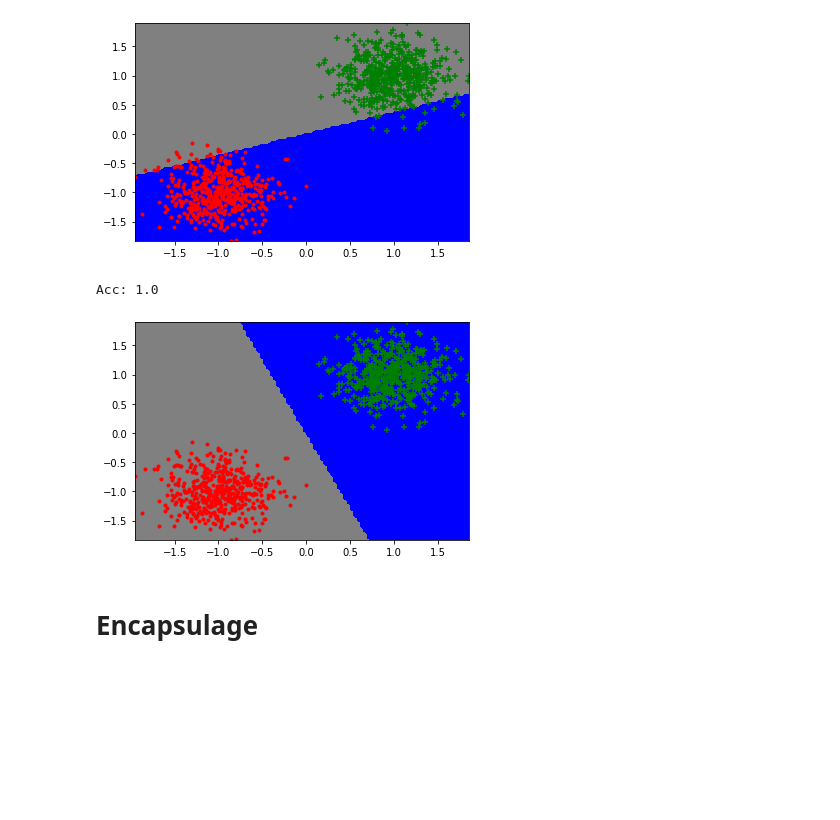
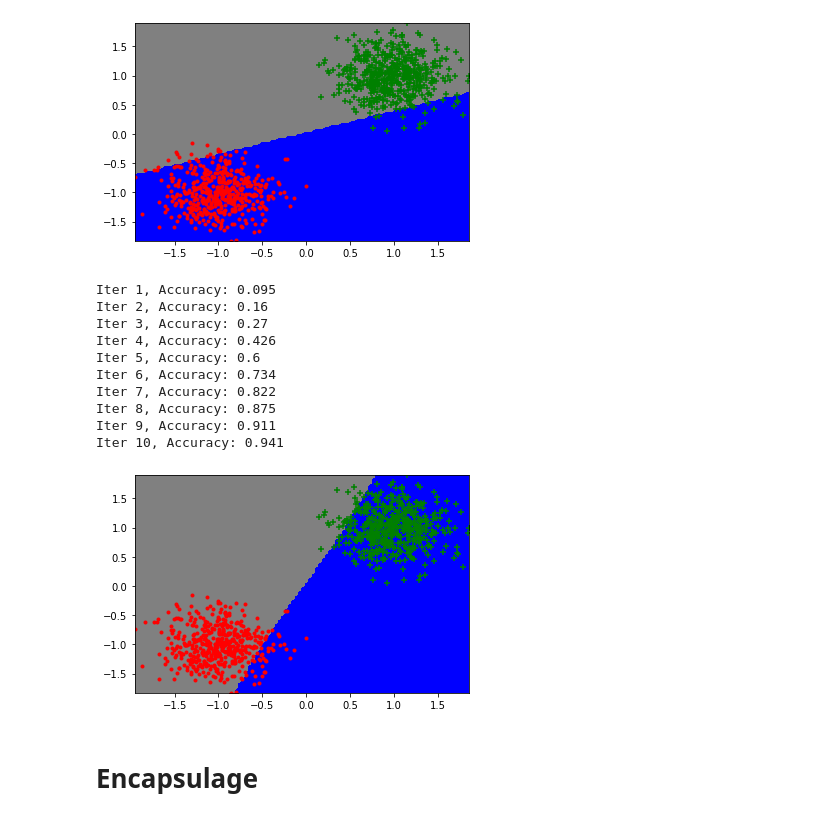
Before and after one commit to nhs2828/NeuralNetwork_DIY, a Jupyter notebook: Projet.ipynb, the cells around one changed output. Saved outputs shown, nothing was run; the diff lists cells and outputs as text; code cells hidden in the pictures; blank space fills up the shorter version.

```diff
--- a/Projet.ipynb
+++ b/Projet.ipynb
@@ -384,8 +361,8 @@ Acc: 0.538
 [figure]
 # %%
 #Back propagation
-Loss = MSELoss()
-delta2 = Loss.backward(Y,z_2)
+loss = MSELoss()
+delta2 = loss.backward(Y,z_2)
 #M2
 M2.backward_update_gradient(X,delta2)
 delta1= M2.backward_delta(z_1, delta2)
@@ -413,7 +390,7 @@ Lin-Tanh-Lin-Sig
 # %%
 np.random.seed(0)
 X, Y = gen_arti()
-#Y = np.where(Y==-1,0,1)
+Y = np.where(Y==-1,0,1)
 plot_data(X,Y)
 # %% [output]
 [figure]
@@ -430,11 +407,11 @@ z_1_tan = MtanH.forward(z_1)
 z_2 = MLin2.forward(z_1_tan)
 z_2_sig = MSig.forward(z_2)
 #decision
-y_pred = np.where(z_2_sig>0.5,1,-1)
+y_pred = np.where(z_2_sig>0.5,1,0)
 
 def f_sig(X):
   A = MSig.forward(MLin2.forward(MtanH.forward(MLin1.forward(X))))
-  return np.where(A>0.5,1,-1)
+  return np.where(A>0.5,1,0)
 
 #plot
 plot_frontiere(X,f_sig,step=100)
@@ -445,40 +422,50 @@ print("Acc:",res/len(Y))
 Acc: 0.035
 [figure]
 # %%
-
-#Back propagation
-Loss = MSELoss()
-delta_sortie = Loss.backward(Y,z_2_sig)
-#Sig
-delta_sig = MSig.backward_delta(z_2,delta_sortie)
-#Lineaire 2
-MLin2.backward_update_gradient(z_1_tan,delta_sig)
-delta_2 = MLin2.backward_delta(z_1_tan, delta_sig)
-MLin2.update_parameters(gradient_step=1e-4)
-#TanH
-delta_tanH = MtanH.backward_delta(z_1,delta_2)
-#Lineaire 2
-MLin1.backward_update_gradient(X,delta_tanH)
-MLin1.update_parameters(gradient_step=1e-4)
+nbiter = 10
+for i in range(nbiter):
+  #Back propagation
+  loss = MSELoss()
+  delta_sortie = loss.backward(Y,z_2_sig)
+  #Sig
+  delta_sig = MSig.backward_delta(z_2,delta_sortie)
+  #Lineaire 2
+  MLin2.backward_update_gradient(z_1_tan,delta_sig)
+  delta_2 = MLin2.backward_delta(z_1_tan, delta_sig)
+  MLin2.update_parameters(gradient_step=1e-4)
+  #TanH
+  delta_tanH = MtanH.backward_delta(z_1,delta_2)
+  #Lineaire 2
+  MLin1.backward_update_gradient(X,delta_tanH)
+  MLin1.update_parameters(gradient_step=1e-4)
 
 
-#forward
-z_1 = MLin1.forward(X)
-z_1_tan = MtanH.forward(z_1)
-z_2 = MLin2.forward(z_1_tan)
-z_2_sig = MSig.forward(z_2)
-#decision
-y_pred = np.where(z_2_sig>0.5,1,-1)
+  #forward
+  z_1 = MLin1.forward(X)
+  z_1_tan = MtanH.forward(z_1)
+  z_2 = MLin2.forward(z_1_tan)
+  z_2_sig = MSig.forward(z_2)
+  #decision
+  y_pred = np.where(z_2_sig>0.5,1,0)
 
 
-#plot
-plot_frontiere(X,f_sig,step=100)
-plot_data(X,Y)
-res = np.where(y_pred == Y, 1, 0).sum()
-print("Acc:",res/len(Y))
+  #plot
+  plot_frontiere(X,f_sig,step=100)
+  plot_data(X,Y)
+  res = np.where(y_pred == Y, 1, 0).sum()
+  print(f"Iter {i+1}, Accuracy:",res/len(Y))
 # %% [output]
-Acc: 1.0
+Iter 1, Accuracy: 0.095
+Iter 2, Accuracy: 0.16
+Iter 3, Accuracy: 0.27
+Iter 4, Accuracy: 0.426
+Iter 5, Accuracy: 0.6
+Iter 6, Accuracy: 0.734
+Iter 7, Accuracy: 0.822
+Iter 8, Accuracy: 0.875
+Iter 9, Accuracy: 0.911
+Iter 10, Accuracy: 0.941
-[figure, old version]
+[figure, new version]
 # %% [markdown]
 # Encapsulage
 # %% [markdown]
```
Also changed, not shown: parts of 24 cells of this notebook, 2 other files.
